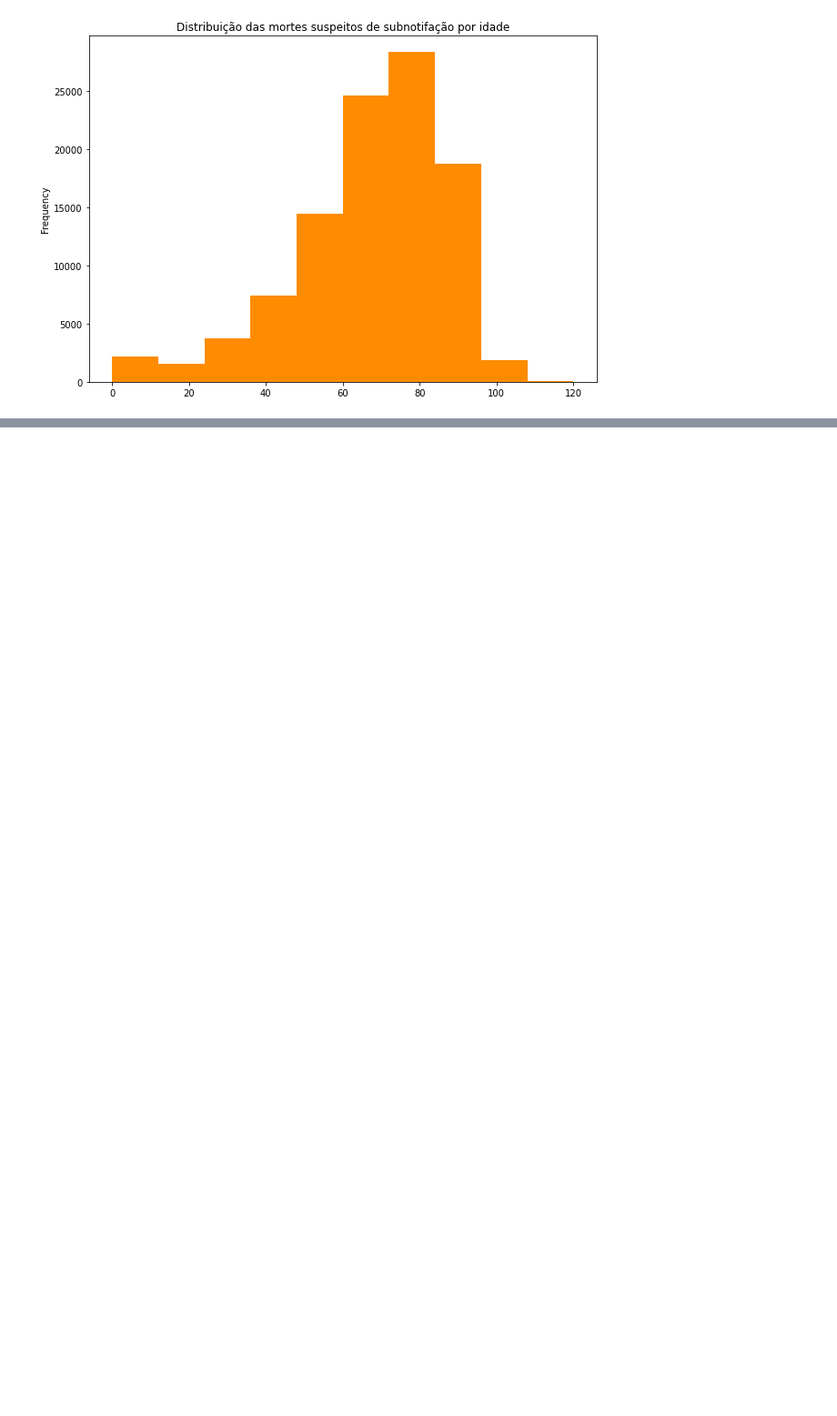
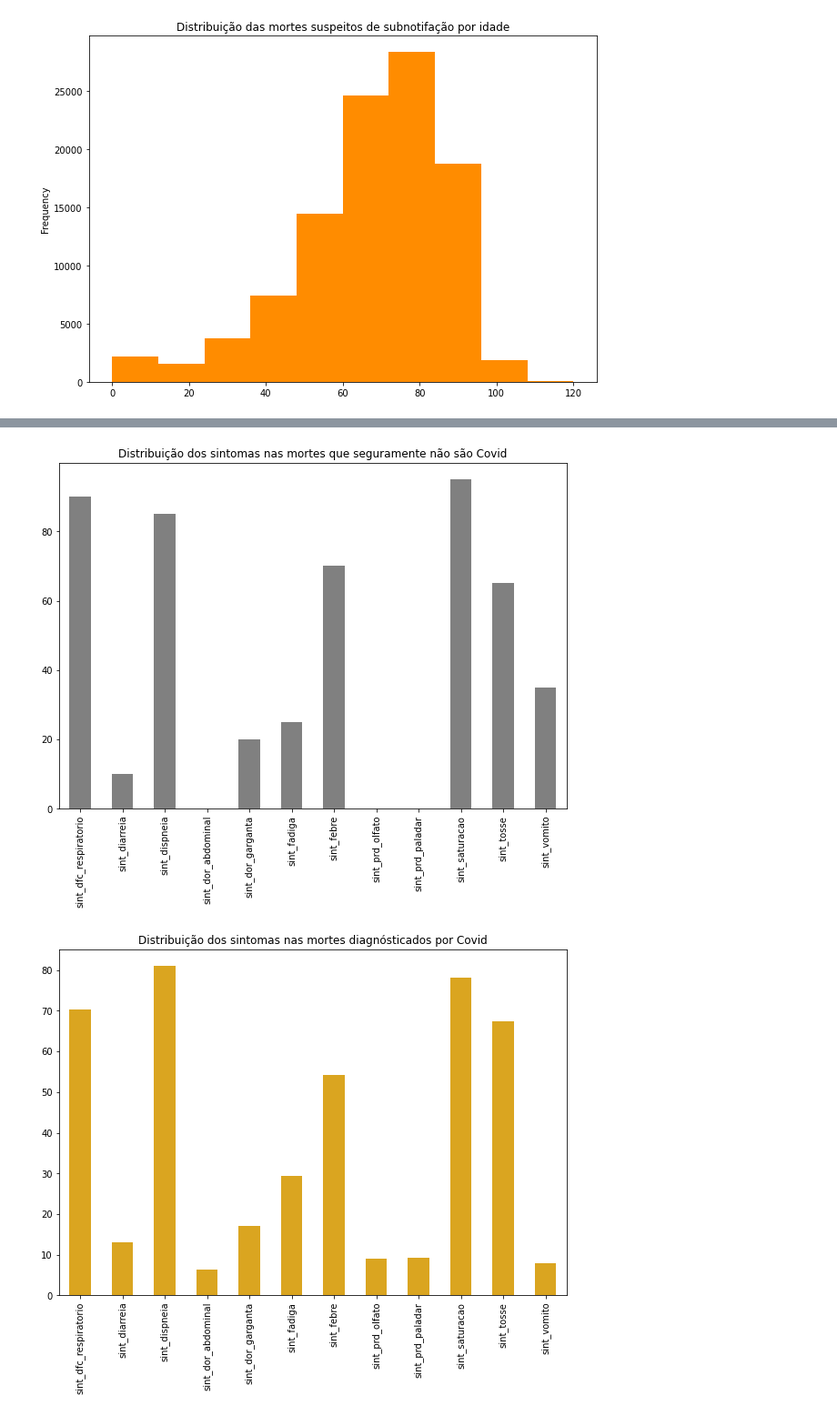
Before and after one commit to mateuspinto/subnotificacoes-covid, a Jupyter notebook: src/visualization.ipynb, the cells around one changed output, grey strips where cells are left out. Shown at 91% size. Saved outputs shown, nothing was run; the diff lists cells and outputs as text; code cells hidden in the pictures; blank space fills up the shorter version.

```diff
--- a/src/visualization.ipynb
+++ b/src/visualization.ipynb
@@ -132,0 +133,15 @@ plt.show()
+# %%
+plt.title('Distribuição dos sintomas nas mortes que seguramente não são Covid')
+non_covid_deaths[SYMPTOMS].dropna(subset=SYMPTOMS).mean().multiply(100).plot(kind='bar', color='grey')
+plt.show()
+
+plt.title('Distribuição dos sintomas nas mortes diagnósticados por Covid')
+true_covid_deaths[SYMPTOMS].dropna(subset=SYMPTOMS).mean().multiply(100).plot(kind='bar', color='goldenrod')
+plt.show()
+
+plt.title('Distribuição dos sintomas nas mortes supeitas de subnotificação')
+unknow_deaths[SYMPTOMS].dropna(subset=SYMPTOMS).mean().multiply(100).plot(kind='bar', color='darkorange')
+plt.show()
+# %% [output]
+[figure, added]
+[figure, added]
```
Also changed, not shown: parts of 10 cells of this notebook.
